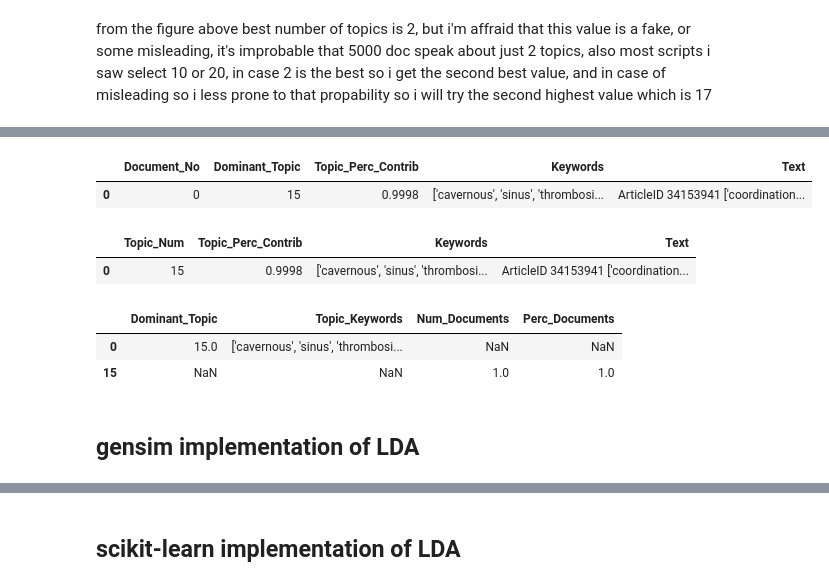
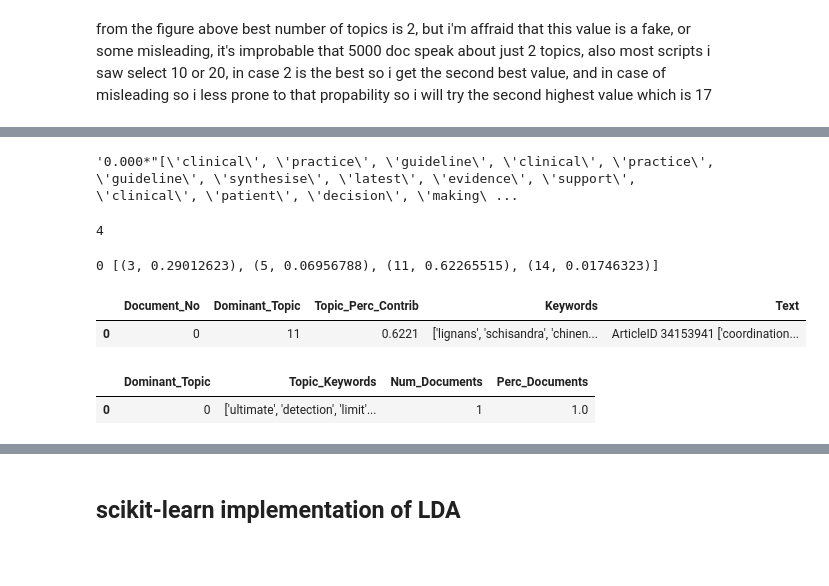
Before and after one commit to Abdullah-Eisa/salama4ai-MinaPharm, a Jupyter notebook: scripts/topic extraction using LDA model.ipynb, the cells around one changed output, grey strips where cells are left out. Cells and saved outputs as stored; diff of their text form; code cells hidden in the pictures; blank space fills up the shorter version.

```diff
--- a/scripts/topic extraction using LDA model.ipynb
+++ b/scripts/topic extraction using LDA model.ipynb
@@ -105,18 +109,0 @@ Num Topics = 30  has Coherence Value of 0.7959
-# %%
-# Can take a long time to run.
-
-start=2; limit=31; step=1;
-x = range(start, limit, step)
-
-model_list, coherence_values = compute_coherence_values(dictionary=id2word, corpus=corpus, texts=texts,
-                                                        start=start, limit=limit, step=step)
-# Print the coherence scores
-for m, cv in zip(x, coherence_values):
-    print("Num Topics =", m, " has Coherence Value of", round(cv, 4))
-
-# Show graph
-plt.plot(x, coherence_values)
-plt.xlabel("Num Topics")
-plt.ylabel("Coherence score")
-plt.grid()
-plt.show()
@@ -146,5 +117,5 @@ num_topics = 17
 # %%
 # Select the model and print the topics
 lda_model = gensim.models.ldamodel.LdaModel(corpus=corpus, num_topics=num_topics, id2word=id2word, random_state=7)
-model_topics = lda_model.show_topics(formatted=False)
-# pprint(lda_model.print_topics(num_words=10))
+
+model_topics = lda_model.show_topics(formatted=False, num_topics=num_topics)
@@ -158,0 +132,3 @@ AttributeError: 'Dictionary' object has no attribute 'get_feature_names'
+# %%
+for i in range(17):
+    print(model_topics[i][0])
@@ -159,3 +153,21 @@ AttributeError: 'Dictionary' object has no attribute 'get_feature_names'
+# %%
+# num_topics mean: how many topics want to extract
+# num_words: the number of words that want per topic
+
+# pprint(
+lda_model.print_topics(num_words=1, num_topics=-1)[0][1]
+# )
+# %% [output]
+'0.000*"[\'clinical\', \'practice\', \'guideline\', \'clinical\', \'practice\', \'guideline\', \'synthesise\', \'latest\', \'evidence\', \'support\', \'clinical\', \'patient\', \'decision\', \'making\ ...
+# %%
+len(lda_model[corpus][0])
+# %% [output]
+4
+# %%
+for i, row in enumerate(lda_model[corpus]):
+    print(i, row)
+# %% [output]
+0 [(3, 0.29012623), (5, 0.06956788), (11, 0.62265515), (14, 0.01746323)]
 # %%
 def format_topics_sentences(ldamodel=lda_model, corpus=corpus, texts=texts):
     # Init output
@@ -163,56 +175,42 @@ def format_topics_sentences(ldamodel=lda_model, corpus=corpus, texts=texts):
 
     # Get main topic in each document
     for i, row in enumerate(ldamodel[corpus]):
         row = sorted(row, key=lambda x: (x[1]), reverse=True)
         # Get the Dominant topic, Perc Contribution and Keywords for each document
         for j, (topic_num, prop_topic) in enumerate(row):
             if j == 0:  # => dominant topic
+                wp = ldamodel.show_topic(topic_num)
+                topic_keywords = ", ".join([word for word, prop in wp])
+                sent_topics_df = sent_topics_df.append(pd.Series([int(topic_num), round(prop_topic,4), topic_keywords]), ignore_index=True)
+            if j == 1:  # => dominant topic
+                wp = ldamodel.show_topic(topic_num)
+                topic_keywords = ", ".join([word for word, prop in wp])
+                sent_topics_df = sent_topics_df.append(pd.Series([int(topic_num), round(prop_topic,4), topic_keywords]), ignore_index=True)
+            if j == 2:  # => dominant topic
                 wp = ldamodel.show_topic(topic_num)
                 topic_keywords = ", ".join([word for word, prop in wp])
                 sent_topics_df = sent_topics_df.append(pd.Series([int(topic_num), round(prop_topic,4), topic_keywords]), ignore_index=True)
             else:
                 break
     sent_topics_df.columns = ['Dominant_Topic', 'Perc_Contribution', 'Topic_Keywords']
 
     # Add original text to the end of the output
     contents = pd.Series(texts)
     sent_topics_df = pd.concat([sent_topics_df, contents], axis=1)
     return(sent_topics_df)
 
 
 df_topic_sents_keywords = format_topics_sentences(ldamodel=lda_model, corpus=corpus, texts=texts)
 
 # Format
 df_dominant_topic = df_topic_sents_keywords.reset_index()
 df_dominant_topic.columns = ['Document_No', 'Dominant_Topic', 'Topic_Perc_Contrib', 'Keywords', 'Text']
 
 # Show
 df_dominant_topic.head(10)
 # %% [output]
 |  | Document_No | Dominant_Topic | Topic_Perc_Contrib | Keywords | Text |
-| 0 | 0 | 15 | 0.9998 | ['cavernous', 'sinus', 'thrombosi... | ArticleID 34153941 ['coordination... |
+| 0 | 0 | 11 | 0.6221 | ['lignans', 'schisandra', 'chinen... | ArticleID 34153941 ['coordination... |
-# %%
-# Group top 5 sentences under each topic
-sent_topics_sorteddf_mallet = pd.DataFrame()
-
-sent_topics_outdf_grpd = df_topic_sents_keywords.groupby('Dominant_Topic')
-
-for i, grp in sent_topics_outdf_grpd:
-    sent_topics_sorteddf_mallet = pd.concat([sent_topics_sorteddf_mallet,
-                                             grp.sort_values(['Perc_Contribution'], ascending=[0]).head(1)],
-                                            axis=0)
-
-# Reset Index
-sent_topics_sorteddf_mallet.reset_index(drop=True, inplace=True)
-
-# Format
-sent_topics_sorteddf_mallet.columns = ['Topic_Num', "Topic_Perc_Contrib", "Keywords", "Text"]
-
-# Show
-sent_topics_sorteddf_mallet.head()
-# %% [output]
-|  | Topic_Num | Topic_Perc_Contrib | Keywords | Text |
-| 0 | 15 | 0.9998 | ['cavernous', 'sinus', 'thrombosi... | ArticleID 34153941 ['coordination... |
 # %%
 # Number of Documents for Each Topic
 topic_counts = df_topic_sents_keywords['Dominant_Topic'].value_counts()
@@ -233,5 +231,4 @@ df_dominant_topics.columns = ['Dominant_Topic', 'Topic_Keywords', 'Num_Documents
 df_dominant_topics
 # %% [output]
 |  | Dominant_Topic | Topic_Keywords | Num_Documents | Perc_Documents |
-| 0 | 15.0 | ['cavernous', 'sinus', 'thrombosi... | NaN | NaN |
-| 15 | NaN | NaN | 1.0 | 1.0 |
+| 0 | 0 | ['ultimate', 'detection', 'limit'... | 1 | 1.0 |
@@ -240,2 +234,0 @@ df.drop(df[df.words_count<(num_topics*1.3)].index, inplace=True, axis=0)
-# %% [markdown]
-## gensim implementation of LDA
```
Also changed, not shown: parts of 24 cells of this notebook.
